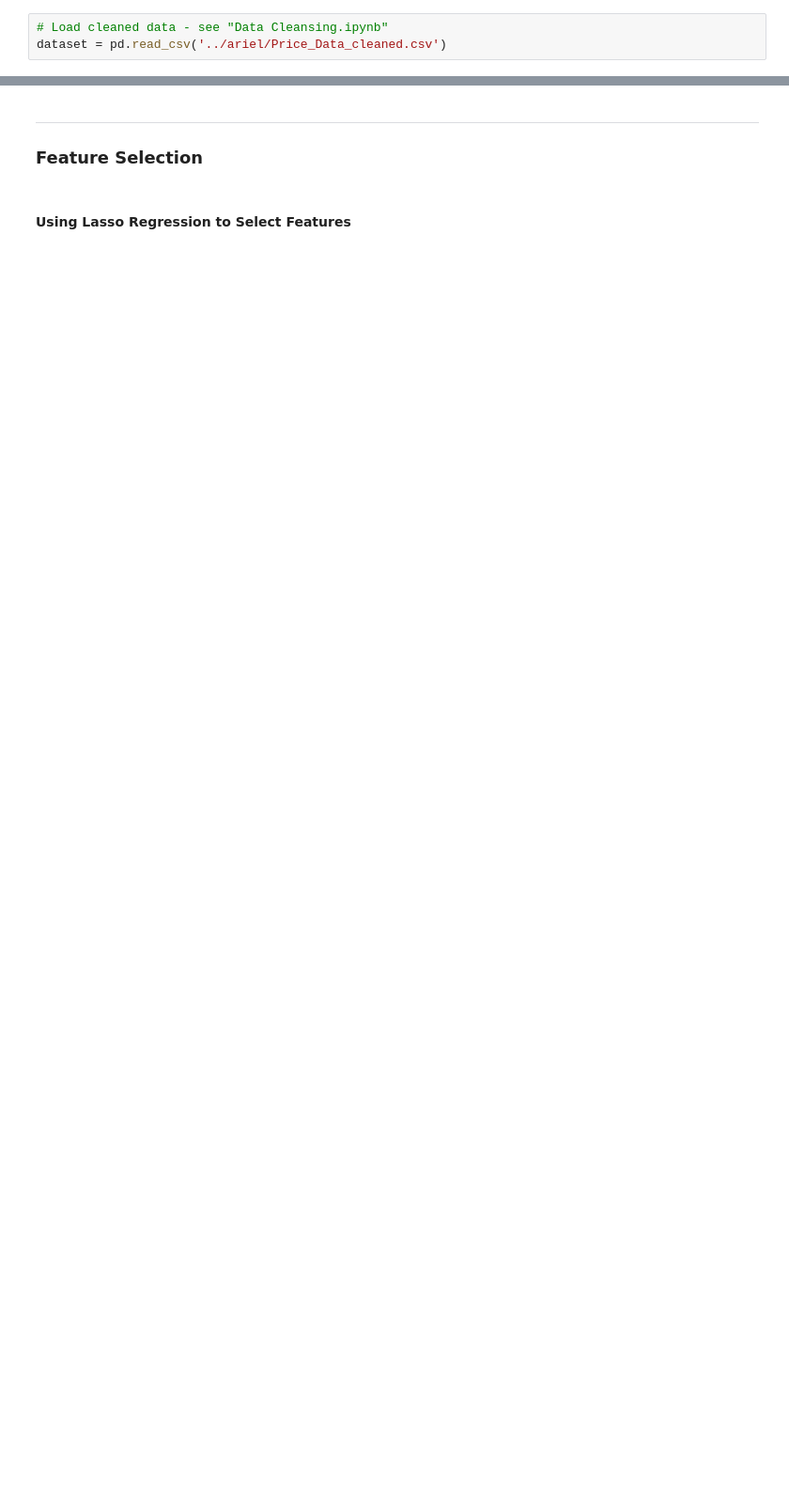
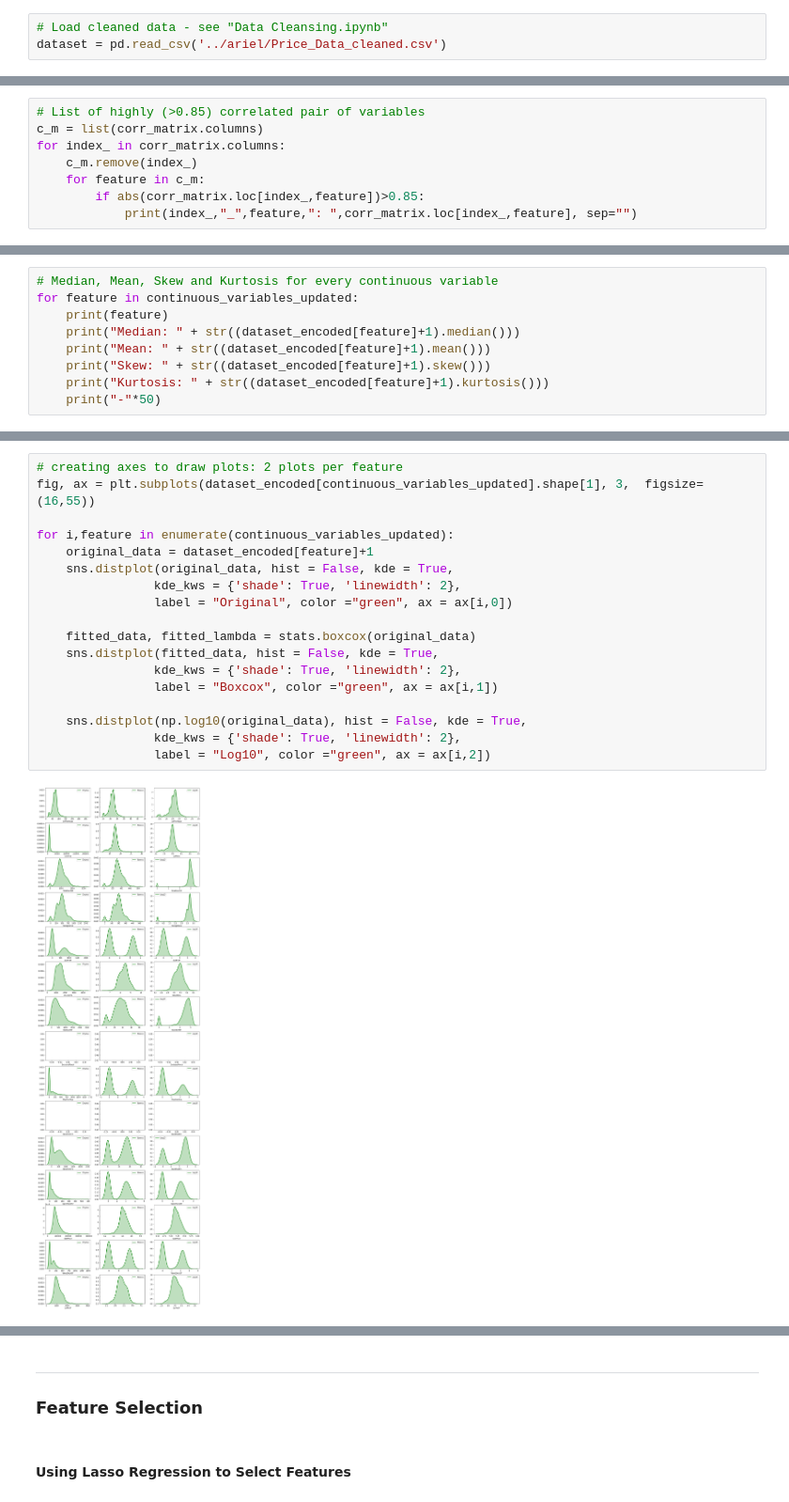
Before and after one commit to hikarinosenshi/ml_project, a Jupyter notebook: ariel/Feature Selection2.ipynb, the cells around one changed output, grey strips where cells are left out. Shown at 94% size. Saved outputs shown, nothing was run; the diff lists cells and outputs as text; blank space fills up the shorter version.

```diff
--- a/ariel/Feature Selection2.ipynb
+++ b/ariel/Feature Selection2.ipynb
@@ -156,3 +166,11 @@ TotalBsmtSF_1stFlrSF: 0.7842803487175525
+# %%
+# List of highly (>0.85) correlated pair of variables
+c_m = list(corr_matrix.columns)
+for index_ in corr_matrix.columns:
+    c_m.remove(index_)
+    for feature in c_m:
+        if abs(corr_matrix.loc[index_,feature])>0.85:
+            print(index_,"_",feature,": ",corr_matrix.loc[index_,feature], sep="")
 # %%
 plt.figure(figsize=(14,10))
 sns.heatmap(corr_matrix, vmin=-1, vmax=1, linewidths=.5, annot=True)
@@ -161,0 +273,9 @@ sns.heatmap(corr_matrix, vmin=-1, vmax=1, linewidths=.5, annot=True)
+# %%
+# Median, Mean, Skew and Kurtosis for every continuous variable
+for feature in continuous_variables_updated:
+    print(feature)
+    print("Median: " + str((dataset_encoded[feature]+1).median()))
+    print("Mean: " + str((dataset_encoded[feature]+1).mean()))
+    print("Skew: " + str((dataset_encoded[feature]+1).skew()))
+    print("Kurtosis: " + str((dataset_encoded[feature]+1).kurtosis()))
+    print("-"*50)
@@ -161,0 +300,20 @@ sns.heatmap(corr_matrix, vmin=-1, vmax=1, linewidths=.5, annot=True)
+# %%
+# creating axes to draw plots: 2 plots per feature
+fig, ax = plt.subplots(dataset_encoded[continuous_variables_updated].shape[1], 3,  figsize=(16,55))
+
+for i,feature in enumerate(continuous_variables_updated):
+    original_data = dataset_encoded[feature]+1
+    sns.distplot(original_data, hist = False, kde = True,
+                kde_kws = {'shade': True, 'linewidth': 2},
+                label = "Original", color ="green", ax = ax[i,0])
+
+    fitted_data, fitted_lambda = stats.boxcox(original_data)
+    sns.distplot(fitted_data, hist = False, kde = True,
+                kde_kws = {'shade': True, 'linewidth': 2},
+                label = "Boxcox", color ="green", ax = ax[i,1])
+
+    sns.distplot(np.log10(original_data), hist = False, kde = True,
+                kde_kws = {'shade': True, 'linewidth': 2},
+                label = "Log10", color ="green", ax = ax[i,2])
+# %% [output]
+[figure, added]
```
Also changed, not shown: parts of 109 cells of this notebook.
